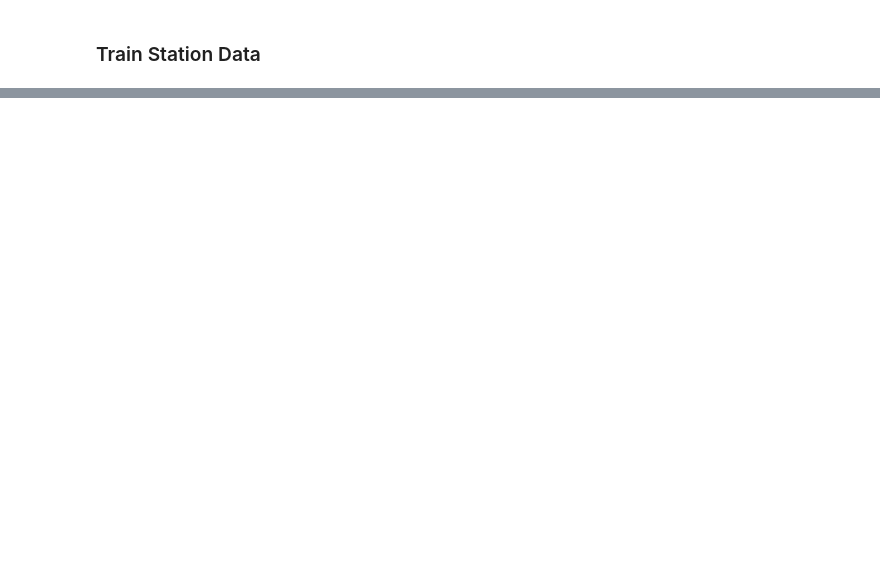
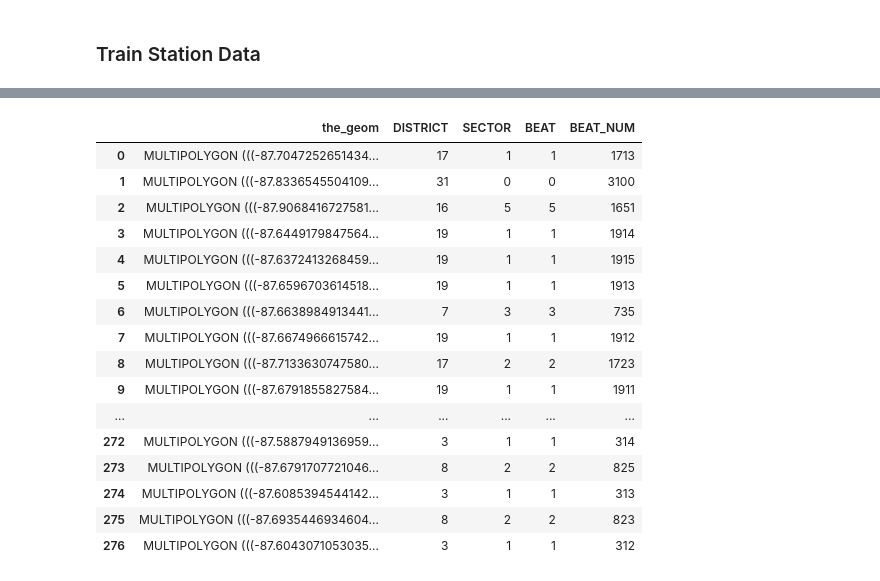
Before and after one commit to echestnut22/Crime-Analysis, a Jupyter notebook: Data Cleaning:Aggregating Notebooks/Joining_Datasets.ipynb, the cells around one changed output, grey strips where cells are left out. Cells and saved outputs as stored; diff of their text form; code cells hidden in the pictures; blank space fills up the shorter version.

```diff
--- a/Data Cleaning:Aggregating Notebooks/Joining_Datasets.ipynb
+++ b/Data Cleaning:Aggregating Notebooks/Joining_Datasets.ipynb
@@ -258,0 +176,23 @@ merged_crime_df = pd.merge(merged_crime_df, average_train_stats, how='left', on=
+# %%
+file_path = '/Users/ericchestnut/Downloads/PoliceBeatDec2012.csv'
+beats_df = pd.read_csv(file_path)
+# %%
+beats_df
+# %% [output]
+|  | the_geom | DISTRICT | SECTOR | BEAT | BEAT_NUM |
+| 0 | MULTIPOLYGON (((-87.7047252651434... | 17 | 1 | 1 | 1713 |
+| 1 | MULTIPOLYGON (((-87.8336545504109... | 31 | 0 | 0 | 3100 |
+| 2 | MULTIPOLYGON (((-87.9068416727581... | 16 | 5 | 5 | 1651 |
+| 3 | MULTIPOLYGON (((-87.6449179847564... | 19 | 1 | 1 | 1914 |
+| 4 | MULTIPOLYGON (((-87.6372413268459... | 19 | 1 | 1 | 1915 |
+| 5 | MULTIPOLYGON (((-87.6596703614518... | 19 | 1 | 1 | 1913 |
+| 6 | MULTIPOLYGON (((-87.6638984913441... | 7 | 3 | 3 | 735 |
+| 7 | MULTIPOLYGON (((-87.6674966615742... | 19 | 1 | 1 | 1912 |
+| 8 | MULTIPOLYGON (((-87.7133630747580... | 17 | 2 | 2 | 1723 |
+| 9 | MULTIPOLYGON (((-87.6791855827584... | 19 | 1 | 1 | 1911 |
+| ... | ... | ... | ... | ... | ... |
+| 272 | MULTIPOLYGON (((-87.5887949136959... | 3 | 1 | 1 | 314 |
+| 273 | MULTIPOLYGON (((-87.6791707721046... | 8 | 2 | 2 | 825 |
+| 274 | MULTIPOLYGON (((-87.6085394544142... | 3 | 1 | 1 | 313 |
+| 275 | MULTIPOLYGON (((-87.6935446934604... | 8 | 2 | 2 | 823 |
+| 276 | MULTIPOLYGON (((-87.6043071053035... | 3 | 1 | 1 | 312 |
```
Also changed, not shown: parts of 24 cells of this notebook, 2 other files.
